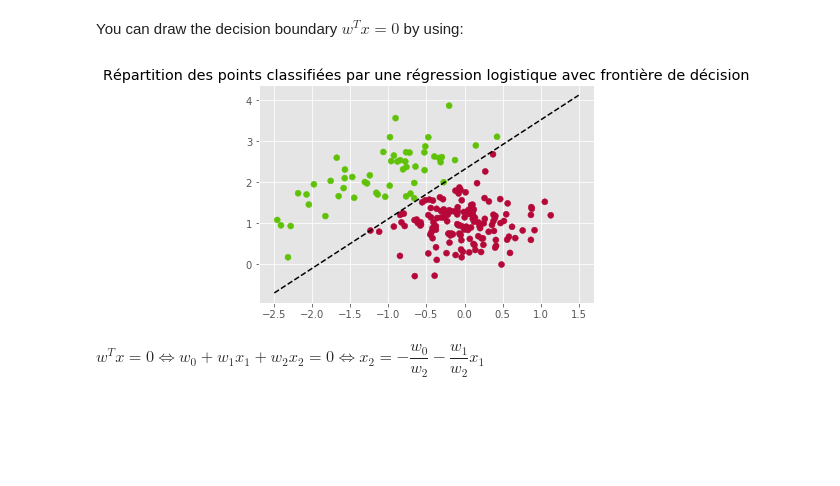
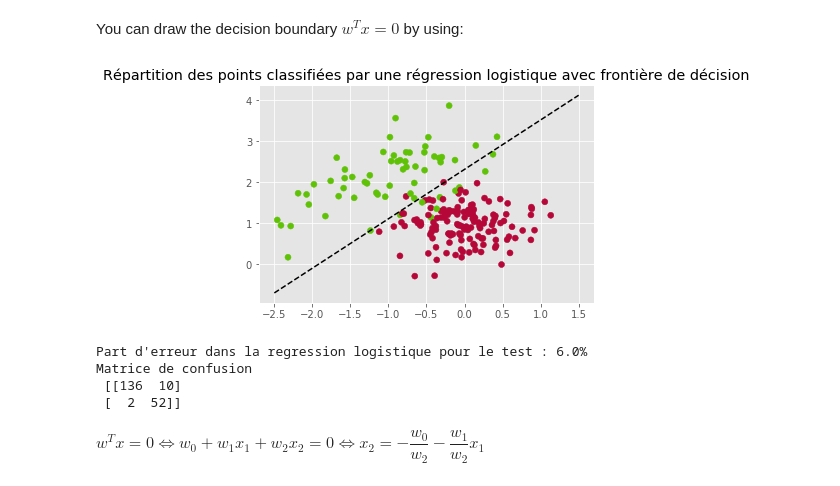
Before and after one commit to VictorCilleros/ML, a Jupyter notebook: TP3_archive/TP3_logistic_regression.ipynb, the cells around one changed output. Saved outputs shown, nothing was run; the diff lists cells and outputs as text; code cells hidden in the pictures; blank space fills up the shorter version.

```diff
--- a/TP3_archive/TP3_logistic_regression.ipynb
+++ b/TP3_archive/TP3_logistic_regression.ipynb
@@ -151,13 +157,23 @@ You can draw the decision boundary $w^Tx = 0$ by using:
 # %%
 # First compute w... then:
 x1 = np.linspace(-2.5,1.5,10)
 x2 = (-w[0]-w[1]*x1)/w[2]
 plt.plot(x1,x2,'k--')
-plt.scatter(x_test[:,0],x_test[:,1],c=color_map(t_pred))
+plt.scatter(x_test[:,0],x_test[:,1],c=color_map(t_test))
 plt.title("Répartition des points classifiées par une régression logistique avec frontière de décision")
 plt.show()
+
+Error_LR = 1-accuracy_score(t_pred,t_test)
+print("Part d'erreur dans la regression logistique pour le test : "+str(round(Error_LR*100,2))+"%")
+
+cM = confusion_matrix(t_pred,t_test)
+print('Matrice de confusion\n',cM)
 # %% [output]
-[figure, old version]
+[figure, new version]
+Part d'erreur dans la regression logistique pour le test : 6.0%
+Matrice de confusion
+ [[136  10]
+ [  2  52]]
 # %% [markdown]
 $w^Tx = 0 \Leftrightarrow w_0 + w_1x_1 + w_2x_2 = 0 \Leftrightarrow x_2 = -\dfrac{w_0}{w_2} - \dfrac{w_1}{w_2}x_1 $
 # %%
```
Also changed, not shown: parts of 33 cells of this notebook.
